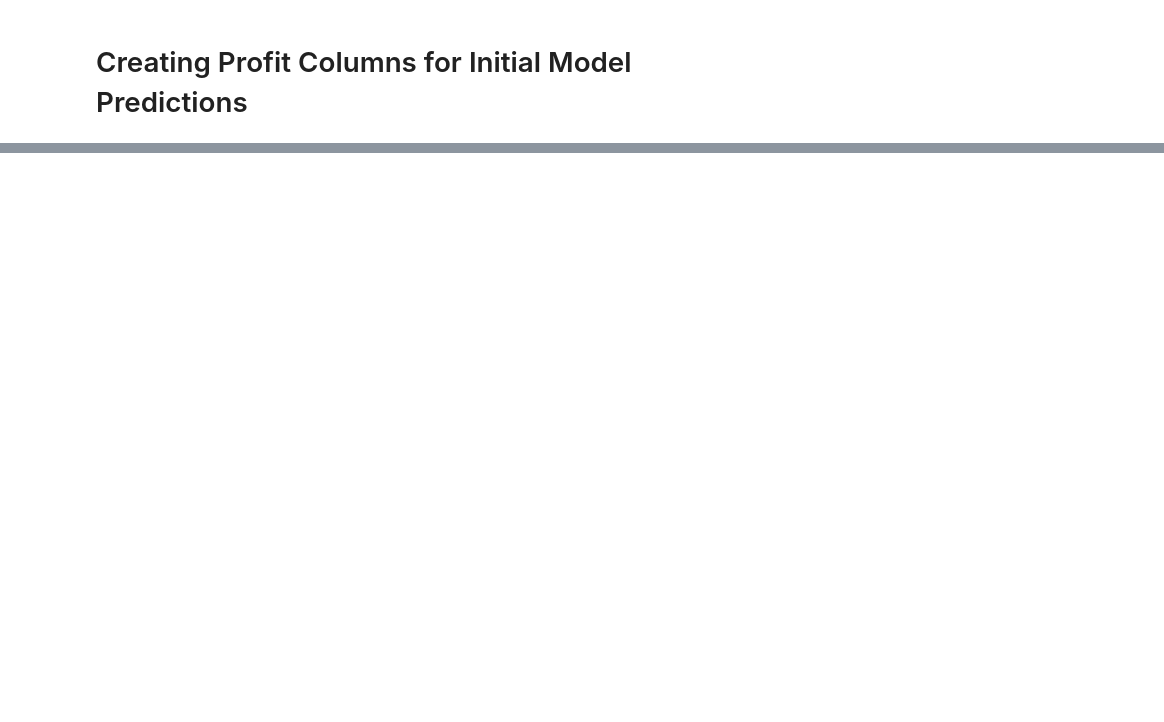
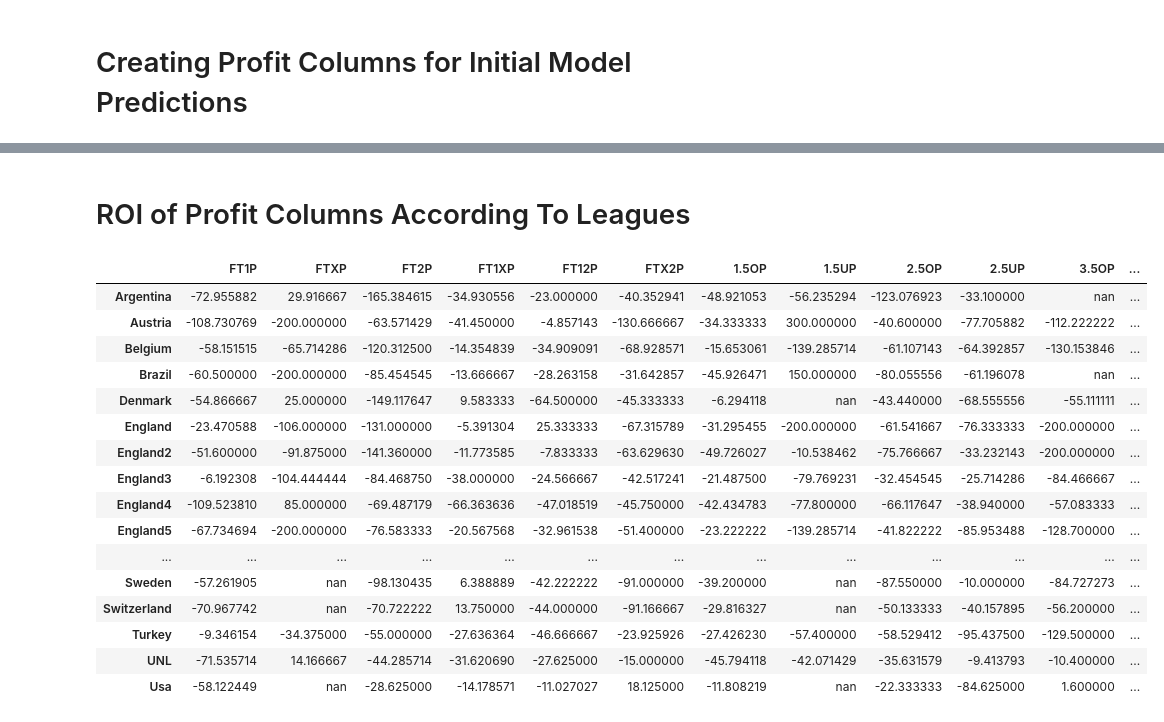
Before and after one commit to musayevf/Dixon_Coles_2025, a Jupyter notebook: Comparer.ipynb, the cells around one changed output, grey strips where cells are left out. Cells and saved outputs as stored; diff of their text form; code cells hidden in the pictures; blank space fills up the shorter version.

```diff
--- a/Comparer.ipynb
+++ b/Comparer.ipynb
@@ -412,0 +505,14 @@ Games Found:  1635
+# %%
+# Select columns that end with 'P'
+columns = [col for col in final_df_unique.columns if col.endswith('P')]
+
+# Calculate the value for each selected column
+results = {}
+for col in columns:
+    numerator = np.sum(final_df_unique[col]) - len(final_df_unique[final_df_unique[col] != 0])
+    denominator = len(final_df_unique[final_df_unique[col] != 0])
+    results[col] = numerator / denominator * 100 if denominator != 0 else np.nan  # Avoid division by zero
+
+# Convert results to a DataFrame or display as needed
+results_df = pd.DataFrame(list(results.items()), columns=['Column', 'Result'])
+results_df
@@ -412,0 +537,51 @@ Games Found:  1635
+# %% [markdown]
+# ROI of Profit Columns According To Leagues
+# %%
+# Step 1: Filter leagues with at least 10 games
+league_counts = final_df_unique['League'].value_counts()
+leagues_with_10_games = league_counts[league_counts >= 10].index
+filtered_df = final_df_unique[final_df_unique['League'].isin(leagues_with_10_games)]
+
+# Group by 'League' and calculate results for each group
+grouped_results = {}
+for league, group in filtered_df.groupby('League'):
+    group_results = {}
+    for col in columns:
+        numerator = np.sum(group[col]) - len(group[group[col] != 0])
+        denominator = len(group[group[col] != 0])
+        group_results[col] = numerator / denominator * 100 if denominator != 0 else np.nan  # Avoid division by zero
+    grouped_results[league] = group_results
+
+# Convert grouped results to a DataFrame for better visualization
+grouped_results_df = pd.DataFrame(grouped_results).T
+
+# Define a function to apply conditional formatting
+def highlight_positive(val):
+    # Highlight background to red if the value is positive
+    color = 'background-color: red' if val > 0 else ''
+    return color
+
+# Apply the function to the DataFrame
+styled_df = grouped_results_df.style.applymap(highlight_positive)
+
+# Display the styled DataFrame
+styled_df.to_excel("ROI_leagues.xlsx", index = True)
+styled_df
+# %% [output]
+|  | FT1P | FTXP | FT2P | FT1XP | FT12P | FTX2P | 1.5OP | 1.5UP | 2.5OP | 2.5UP | 3.5OP | ... |
+| Argentina | -72.955882 | 29.916667 | -165.384615 | -34.930556 | -23.000000 | -40.352941 | -48.921053 | -56.235294 | -123.076923 | -33.100000 | nan | ... |
+| Austria | -108.730769 | -200.000000 | -63.571429 | -41.450000 | -4.857143 | -130.666667 | -34.333333 | 300.000000 | -40.600000 | -77.705882 | -112.222222 | ... |
+| Belgium | -58.151515 | -65.714286 | -120.312500 | -14.354839 | -34.909091 | -68.928571 | -15.653061 | -139.285714 | -61.107143 | -64.392857 | -130.153846 | ... |
+| Brazil | -60.500000 | -200.000000 | -85.454545 | -13.666667 | -28.263158 | -31.642857 | -45.926471 | 150.000000 | -80.055556 | -61.196078 | nan | ... |
+| Denmark | -54.866667 | 25.000000 | -149.117647 | 9.583333 | -64.500000 | -45.333333 | -6.294118 | nan | -43.440000 | -68.555556 | -55.111111 | ... |
+| England | -23.470588 | -106.000000 | -131.000000 | -5.391304 | 25.333333 | -67.315789 | -31.295455 | -200.000000 | -61.541667 | -76.333333 | -200.000000 | ... |
+| England2 | -51.600000 | -91.875000 | -141.360000 | -11.773585 | -7.833333 | -63.629630 | -49.726027 | -10.538462 | -75.766667 | -33.232143 | -200.000000 | ... |
+| England3 | -6.192308 | -104.444444 | -84.468750 | -38.000000 | -24.566667 | -42.517241 | -21.487500 | -79.769231 | -32.454545 | -25.714286 | -84.466667 | ... |
+| England4 | -109.523810 | 85.000000 | -69.487179 | -66.363636 | -47.018519 | -45.750000 | -42.434783 | -77.800000 | -66.117647 | -38.940000 | -57.083333 | ... |
+| England5 | -67.734694 | -200.000000 | -76.583333 | -20.567568 | -32.961538 | -51.400000 | -23.222222 | -139.285714 | -41.822222 | -85.953488 | -128.700000 | ... |
+| ... | ... | ... | ... | ... | ... | ... | ... | ... | ... | ... | ... | ... |
+| Sweden | -57.261905 | nan | -98.130435 | 6.388889 | -42.222222 | -91.000000 | -39.200000 | nan | -87.550000 | -10.000000 | -84.727273 | ... |
+| Switzerland | -70.967742 | nan | -70.722222 | 13.750000 | -44.000000 | -91.166667 | -29.816327 | nan | -50.133333 | -40.157895 | -56.200000 | ... |
+| Turkey | -9.346154 | -34.375000 | -55.000000 | -27.636364 | -46.666667 | -23.925926 | -27.426230 | -57.400000 | -58.529412 | -95.437500 | -129.500000 | ... |
+| UNL | -71.535714 | 14.166667 | -44.285714 | -31.620690 | -27.625000 | -15.000000 | -45.794118 | -42.071429 | -35.631579 | -9.413793 | -10.400000 | ... |
+| Usa | -58.122449 | nan | -28.625000 | -14.178571 | -11.027027 | 18.125000 | -11.808219 | nan | -22.333333 | -84.625000 | 1.600000 | ... |
```
Also changed, not shown: parts of 9 cells of this notebook, 10 other files.
